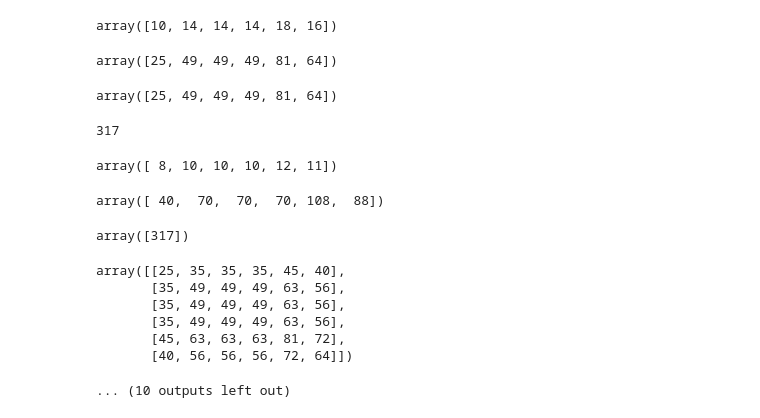
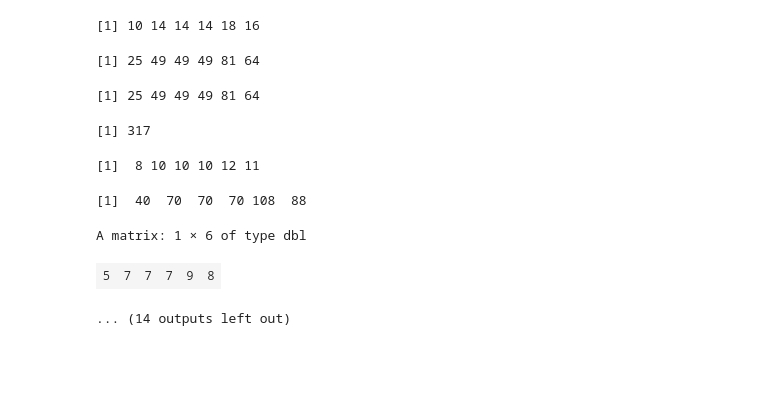
Before and after one commit to GiorgosLyberis/mcda, a Jupyter notebook: Methods For Statistical Data Analysis/Lab_1/Lab_1.ipynb, the cells around one changed output. Saved outputs shown, nothing was run; the diff lists cells and outputs as text; code cells hidden in the pictures; blank space fills up the shorter version.

```diff
--- a/Methods For Statistical Data Analysis/Lab_1/Lab_1.ipynb
+++ b/Methods For Statistical Data Analysis/Lab_1/Lab_1.ipynb
@@ -47,29 +38,37 @@ f'{round(5.77456,2)=}'
 ... (9 outputs left out)
 # %%
-x = np.array([5, 7, 7, 7, 9, 8]) #  Δημιουργία διανύσματος στήλης με 6 στοιχεία
+#
+# Vectors and sequences
+#
+######################################
+
+x<-c(5,7,7,7,9,8)   	#  Dnmioupgeia stnlns me 6 stoixeia
 x
-x[1]
-len(x) # Το μήκος της γραμμής
-x[-1] # Το τελευταίο στοιχείο του διανύσματος στήλης
-2 * x
-x * x
-x ** 2
-np.sum(x ** 2)
-y = x + 3
+x[2]                	# to stoixeio 2 autns tns stnlns
+length(x)			# to mnkos tns stnlns
+x[length(x)]		# to teleutaio stoixeio tns stnlns
+		# praxeis me diavusmata
+2*x
+x*x
+x^2
+sum(x^2)
+y<-x+3
 y
-x * y
-x_transposed = np.expand_dims(x, axis=1)
-x @ x_transposed
-x_transposed @ x_transposed.T
-np.sort(x)
-np.sort(x)[::-1]
-np.max(x)
-np.min(x)
-x[x>=7]
-np.where(x>=7)
-np.sum(x)
-np.sum(x>=7)
-np.sum(x[x>=7])
-unique_values, counts = np.unique(x, return_counts=True)
-pd.DataFrame({'Unique Values': unique_values, 'Counts':counts}, index=None)
+x*y
+t(x)
+x%*%t(x)
+t(x)%*%x
+
+sort(x)
+rev(sort(x))
+max(x)
+min(x)
+x[x>=7]			# ta stoixeia tou x pou eivai >=7
+which(x>=7)
+sum(x)
+sum(x>=7)             # posa stoixeia tou x eivai >=7
+sum(x[x>=7])          # to a8poisma autwv
+
+#  poses fopes emfavizetai ka8e stoixeio (movo auta pou emfavizovtai)
+table(x)
 # %% [output]
@@ -80,14 +79,9 @@ array([5, 7, 7, 7, 9, 8])
-array([10, 14, 14, 14, 18, 16])
+[1] 10 14 14 14 18 16
-array([25, 49, 49, 49, 81, 64])
+[1] 25 49 49 49 81 64
-array([25, 49, 49, 49, 81, 64])
+[1] 25 49 49 49 81 64
-317
+[1] 317
-array([ 8, 10, 10, 10, 12, 11])
+[1]  8 10 10 10 12 11
-array([ 40,  70,  70,  70, 108,  88])
+[1]  40  70  70  70 108  88
-array([317])
+A matrix: 1 × 6 of type dbl
+| 5 | 7 | 7 | 7 | 9 | 8 |
-array([[25, 35, 35, 35, 45, 40],
-       [35, 49, 49, 49, 63, 56],
-       [35, 49, 49, 49, 63, 56],
-       [35, 49, 49, 49, 63, 56],
-       [45, 63, 63, 63, 81, 72],
-       [40, 56, 56, 56, 72, 64]])
+... (14 outputs left out)
-... (10 outputs left out)
```
Also changed, not shown: parts of 17 cells of this notebook.
